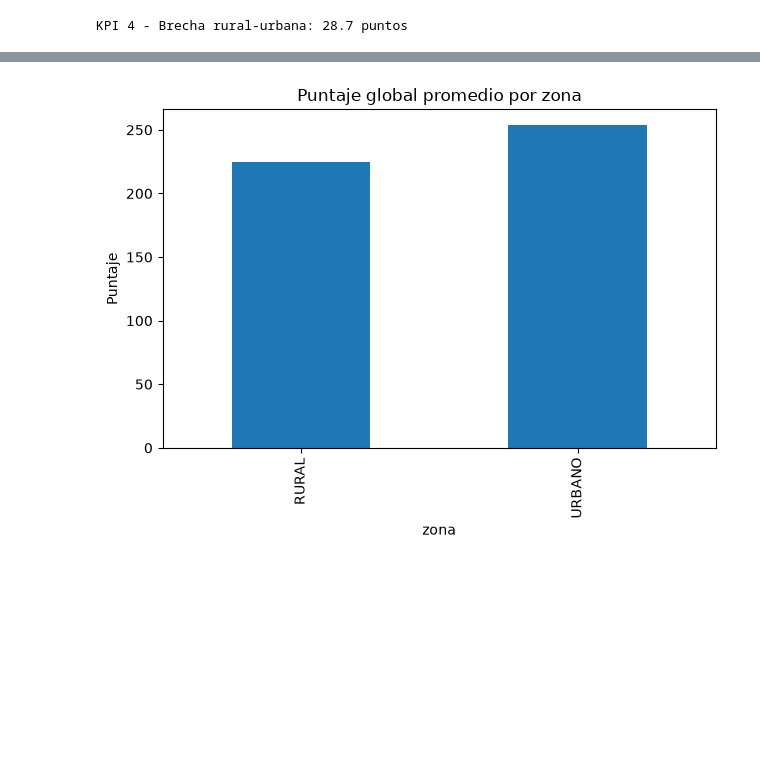
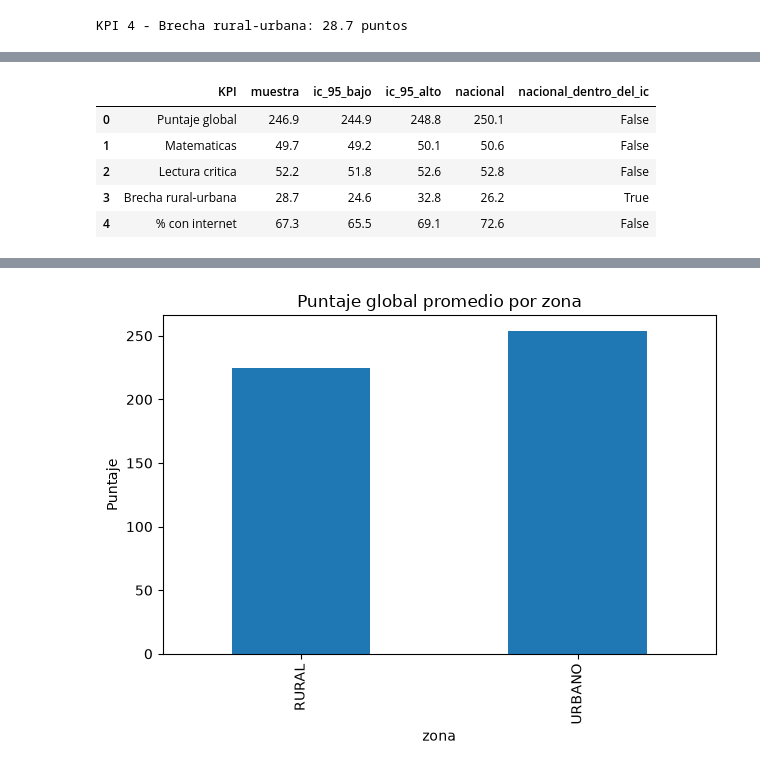
Before and after one commit to Juan-David1001/analisis-datos-educacion, a Jupyter notebook: notebooks/03_kpis.ipynb, the cells around one changed output, grey strips where cells are left out. Saved outputs shown, nothing was run; the diff lists cells and outputs as text; code cells hidden in the pictures; blank space fills up the shorter version.

Commit message:
KPIs con intervalo de confianza, referencia nacional y brecha por area

```diff
--- a/notebooks/03_kpis.ipynb
+++ b/notebooks/03_kpis.ipynb
@@ -38,0 +55,38 @@ KPI 5 - Hogares con internet: 67.3 % de 2558 que respondieron
+# %%
+nacional = {
+    'global': 250.1,          # 1 065 888 estudiantes
+    'matematicas': 50.6,
+    'lectura': 52.8,
+    'brecha': 254.6 - 228.4,  # urbano 883 458, rural 182 428
+    'internet': 727882 / (727882 + 274680) * 100,
+}
+
+filas = []
+for nombre, columna in [('Puntaje global', 'global'),
+                        ('Matematicas', 'matematicas'),
+                        ('Lectura critica', 'lectura')]:
+    bajo, alto = intervalo_confianza(tabla[columna])
+    filas.append([nombre, tabla[columna].mean(), bajo, alto, nacional[columna]])
+
+# Brecha: intervalo de la diferencia de promedios con Welch
+rural = tabla[tabla['zona'] == 'RURAL']['global']
+urbana = tabla[tabla['zona'] == 'URBANO']['global']
+ic = stats.ttest_ind(urbana, rural, equal_var=False).confidence_interval()
+filas.append(['Brecha rural-urbana', kpi4, ic.low, ic.high, nacional['brecha']])
+
+# Internet: intervalo de una proporcion (aproximacion normal)
+n = len(respondieron)
+pr = kpi5 / 100
+margen = 1.96 * (pr * (1 - pr) / n) ** 0.5 * 100
+filas.append(['% con internet', kpi5, kpi5 - margen, kpi5 + margen, nacional['internet']])
+
+resumen = pd.DataFrame(filas, columns=['KPI', 'muestra', 'ic_95_bajo', 'ic_95_alto', 'nacional'])
+resumen['nacional_dentro_del_ic'] = resumen['nacional'].between(resumen['ic_95_bajo'], resumen['ic_95_alto'])
+resumen.round(1)
+# %% [output]
+|  | KPI | muestra | ic_95_bajo | ic_95_alto | nacional | nacional_dentro_del_ic |
+| 0 | Puntaje global | 246.9 | 244.9 | 248.8 | 250.1 | False |
+| 1 | Matematicas | 49.7 | 49.2 | 50.1 | 50.6 | False |
+| 2 | Lectura critica | 52.2 | 51.8 | 52.6 | 52.8 | False |
+| 3 | Brecha rural-urbana | 28.7 | 24.6 | 32.8 | 26.2 | True |
+| 4 | % con internet | 67.3 | 65.5 | 69.1 | 72.6 | False |
```
Also changed, not shown: parts of 8 cells of this notebook.
